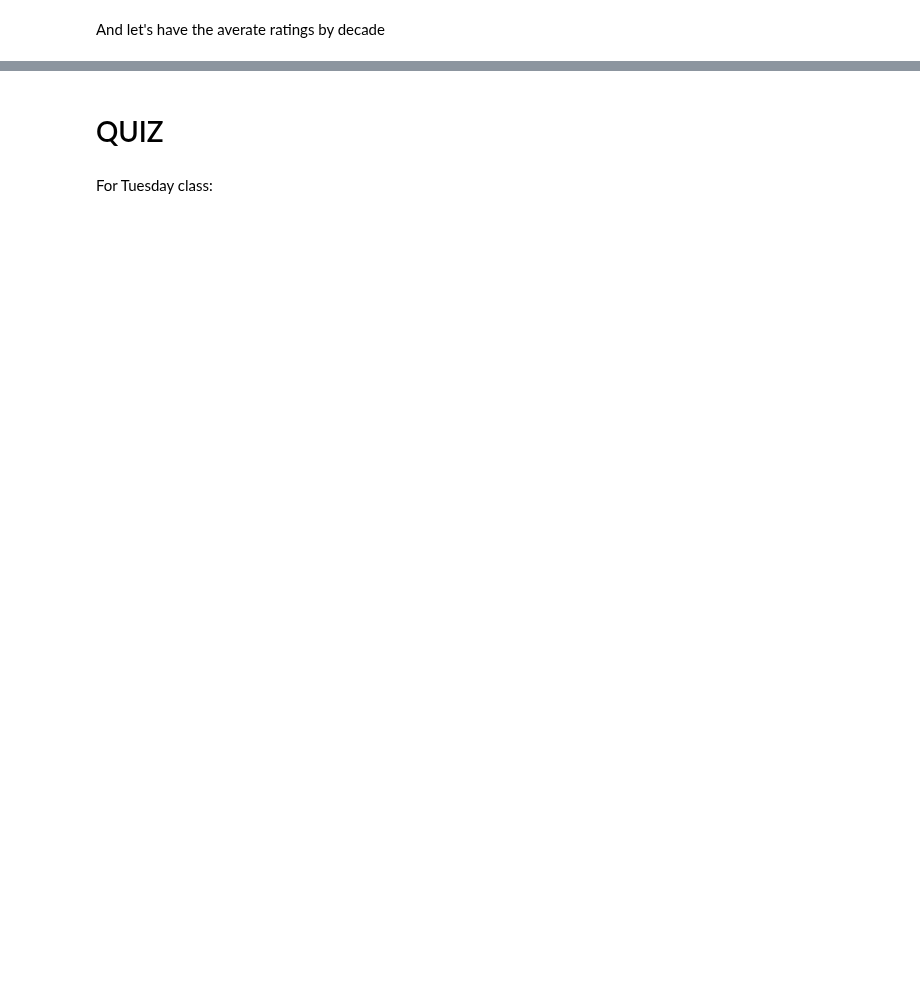
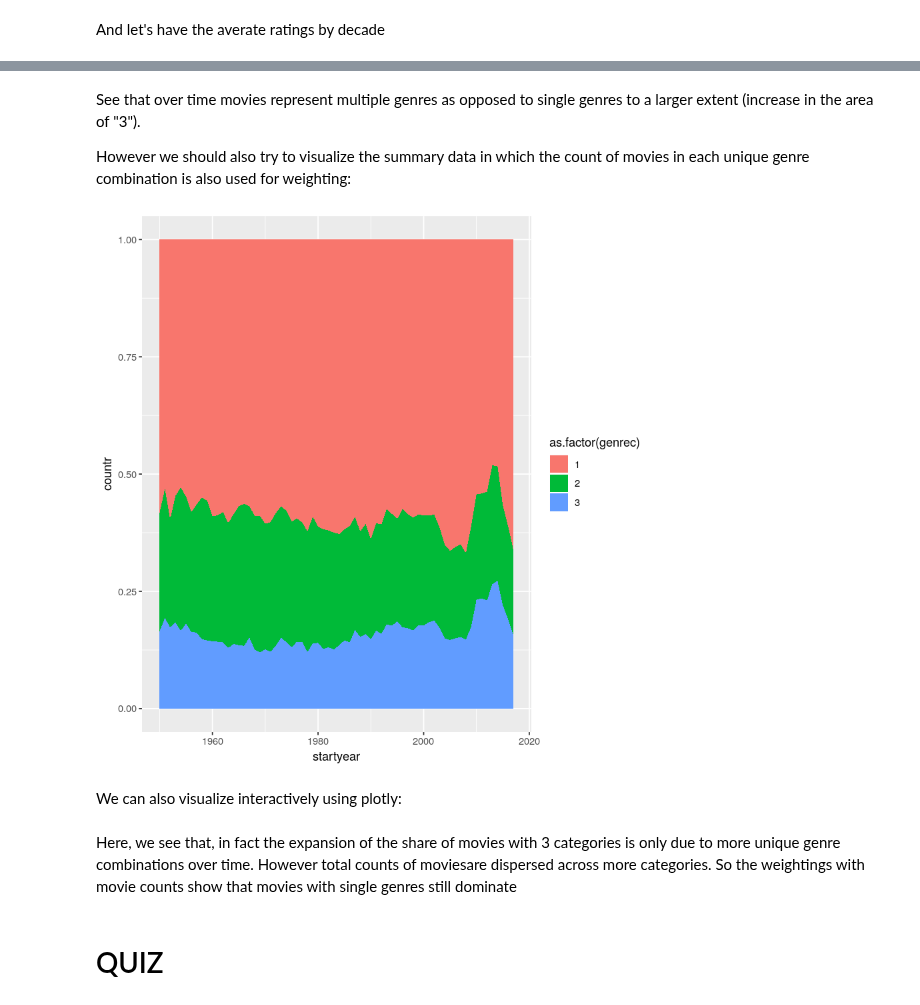
Before and after one commit to serhatcevikel/bdm_2019, a Jupyter notebook: 04_week_01_sos.ipynb, the cells around one changed output, grey strips where cells are left out. Drawn from its saved outputs; the diff is of its cells as text; code cells hidden in the pictures; blank space fills up the shorter version.

```diff
--- a/04_week_01_sos.ipynb
+++ b/04_week_01_sos.ipynb
@@ -729,0 +1475,5 @@ lines(x = hitch_agg[[1]], y = hitch_agg[[3]], type = "l")
+# %%
+table2 <- table1[,.(countx = sum(count)), by = c("startyear", "genrec")]
+table3 <- table2[, .(countr = countx / sum(countx), genrec), by = "startyear"]
+
+table3 %>% spread("genrec", "countr")
@@ -729,0 +1517,14 @@ lines(x = hitch_agg[[1]], y = hitch_agg[[3]], type = "l")
+# %% [markdown]
+See that over time movies represent multiple genres as opposed to single genres to a larger extent (increase in the area of "3").
+
+However we should also try to visualize the summary data in which the count of movies in each unique genre combination is also used for weighting:
+# %%
+plot2 <- table3 %>%
+    ggplot(aes(x = startyear, y = countr, fill = as.factor(genrec))) +
+        geom_area()
+
+plot2
+# %% [output]
+[figure, added]
+# %% [markdown]
+We can also visualize interactively using plotly:
@@ -730,4 +1533,4 @@ lines(x = hitch_agg[[1]], y = hitch_agg[[3]], type = "l")
+# %% [markdown]
+Here, we see that, in fact the expansion of the share of movies with 3 categories is only due to more unique genre combinations over time. However total counts of moviesare dispersed across more categories. So the weightings with movie counts show that movies with single genres still dominate
 # %% [markdown]
 # QUIZ
-# %% [markdown]
-For Tuesday class:
```
Also changed, not shown: parts of 115 cells of this notebook, 1 other file.
